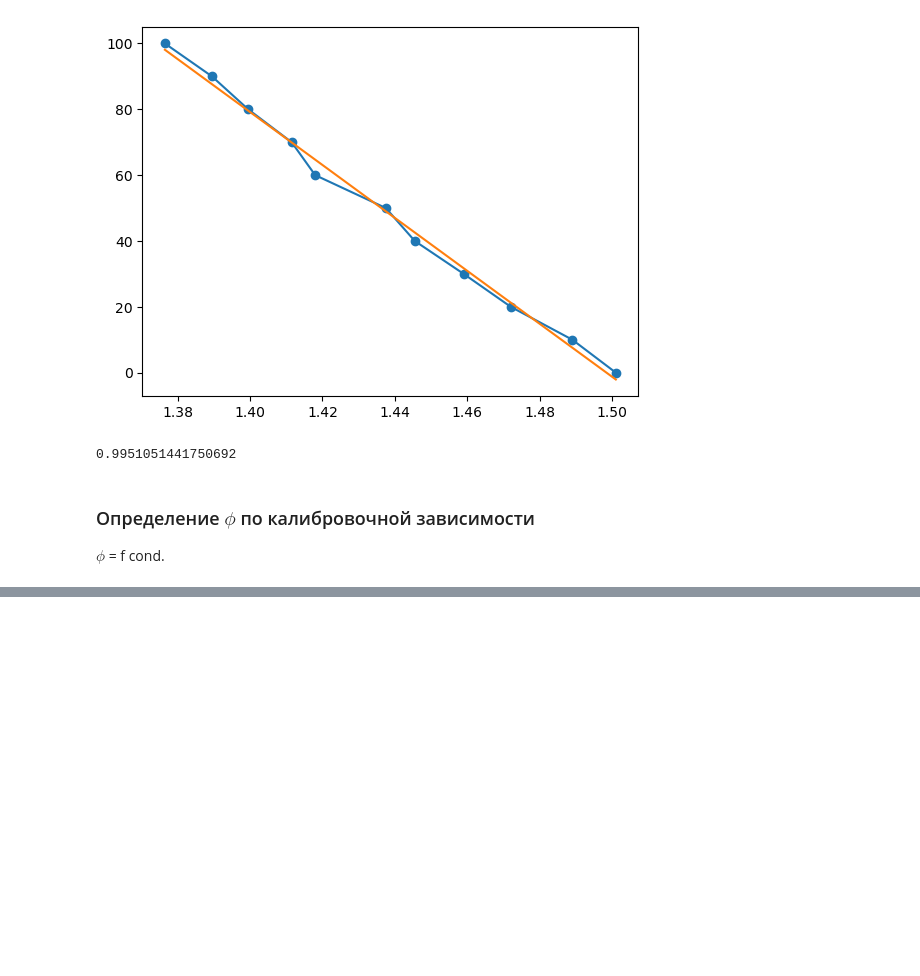
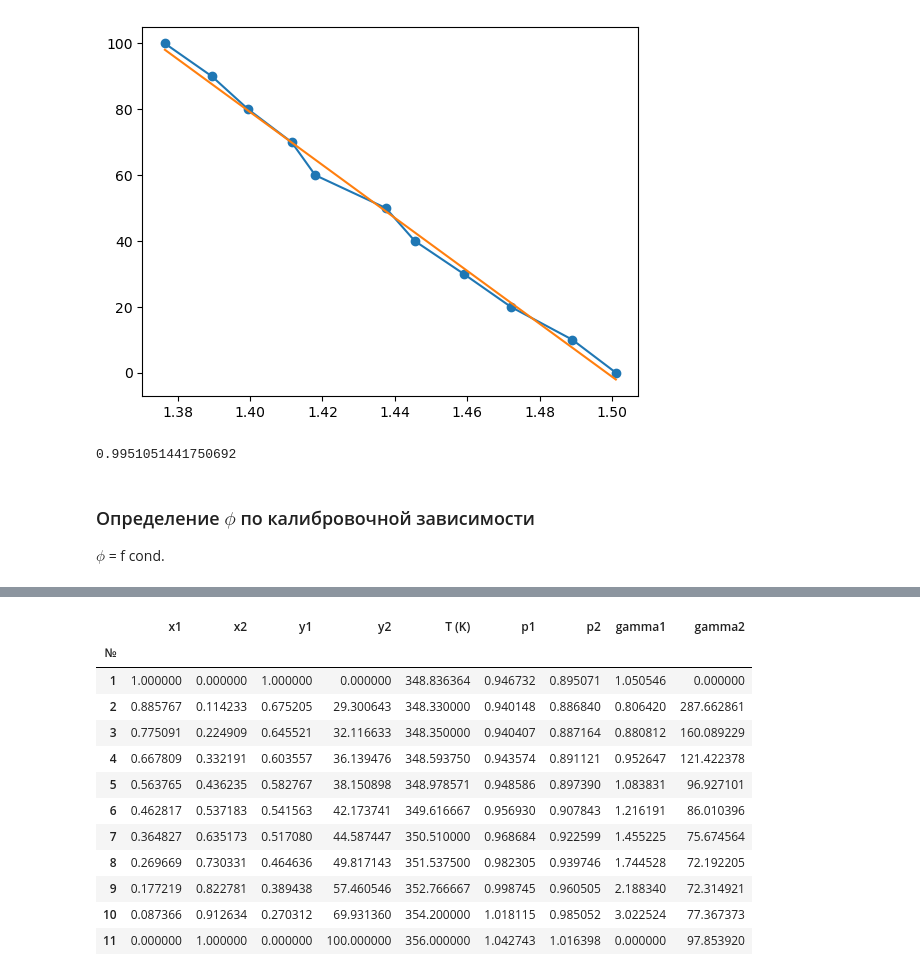
Before and after one commit to ifidontrelapse/MSUPractice, a Jupyter notebook: PhysChemPrac/пар-жидкость/vapour-liquid.ipynb, the cells around one changed output, grey strips where cells are left out. Drawn from its saved outputs; the diff is of its cells as text; code cells hidden in the pictures; blank space fills up the shorter version.

```diff
--- a/PhysChemPrac/пар-жидкость/vapour-liquid.ipynb
+++ b/PhysChemPrac/пар-жидкость/vapour-liquid.ipynb
@@ -26,6 +18,6 @@ $d_{изопропанол} = 0.785 \ g/cm^3$
 # %%
 # Constants value
-
+pressure = 0.994585 # бар
 M1 = 78.11
 M2 = 60.1
 d1 = 0.879
@@ -160,0 +212,34 @@ plt.axvline(0.36, ymin=0, ymax=0.1, linestyle='--', color='green')
+# %%
+# x1, x2
+x1 = 1 - data['x2']
+data_2 = pd.DataFrame({'x1':x1})
+data_2['x2'] = data['x2']
+# y1, y2
+data_2['y1'] = 1 - data['x cond.']
+data_2['y2'] = data['f cond.']
+# T
+data_2['T (K)'] = data['T (K)']
+# p1, p2
+data_2['p1'] = data_2['T (K)'].apply(lambda x: pression_calc(x, *b))
+data_2['p2'] = data_2['T (K)'].apply(lambda x: pression_calc(x, *i))
+# gamma1, gamma2
+data_2['gamma1'] = data_2['y1']*pressure/(data_2['x1']*data_2['p1'])
+data_2['gamma2'] = data_2['y2']*pressure/(data_2['x2']*data_2['p2'])
+data_2.fillna(0, inplace=True)
+
+
+display(data_2)
+# %% [output]
+|  | x1 | x2 | y1 | y2 | T (K) | p1 | p2 | gamma1 | gamma2 |
+| № |  |  |  |  |  |  |  |  |  |
+| 1 | 1.000000 | 0.000000 | 1.000000 | 0.000000 | 348.836364 | 0.946732 | 0.895071 | 1.050546 | 0.000000 |
+| 2 | 0.885767 | 0.114233 | 0.675205 | 29.300643 | 348.330000 | 0.940148 | 0.886840 | 0.806420 | 287.662861 |
+| 3 | 0.775091 | 0.224909 | 0.645521 | 32.116633 | 348.350000 | 0.940407 | 0.887164 | 0.880812 | 160.089229 |
+| 4 | 0.667809 | 0.332191 | 0.603557 | 36.139476 | 348.593750 | 0.943574 | 0.891121 | 0.952647 | 121.422378 |
+| 5 | 0.563765 | 0.436235 | 0.582767 | 38.150898 | 348.978571 | 0.948586 | 0.897390 | 1.083831 | 96.927101 |
+| 6 | 0.462817 | 0.537183 | 0.541563 | 42.173741 | 349.616667 | 0.956930 | 0.907843 | 1.216191 | 86.010396 |
+| 7 | 0.364827 | 0.635173 | 0.517080 | 44.587447 | 350.510000 | 0.968684 | 0.922599 | 1.455225 | 75.674564 |
+| 8 | 0.269669 | 0.730331 | 0.464636 | 49.817143 | 351.537500 | 0.982305 | 0.939746 | 1.744528 | 72.192205 |
+| 9 | 0.177219 | 0.822781 | 0.389438 | 57.460546 | 352.766667 | 0.998745 | 0.960505 | 2.188340 | 72.314921 |
+| 10 | 0.087366 | 0.912634 | 0.270312 | 69.931360 | 354.200000 | 1.018115 | 0.985052 | 3.022524 | 77.367373 |
+| 11 | 0.000000 | 1.000000 | 0.000000 | 100.000000 | 356.000000 | 1.042743 | 1.016398 | 0.000000 | 97.853920 |
```
Also changed, not shown: parts of 10 cells of this notebook.
